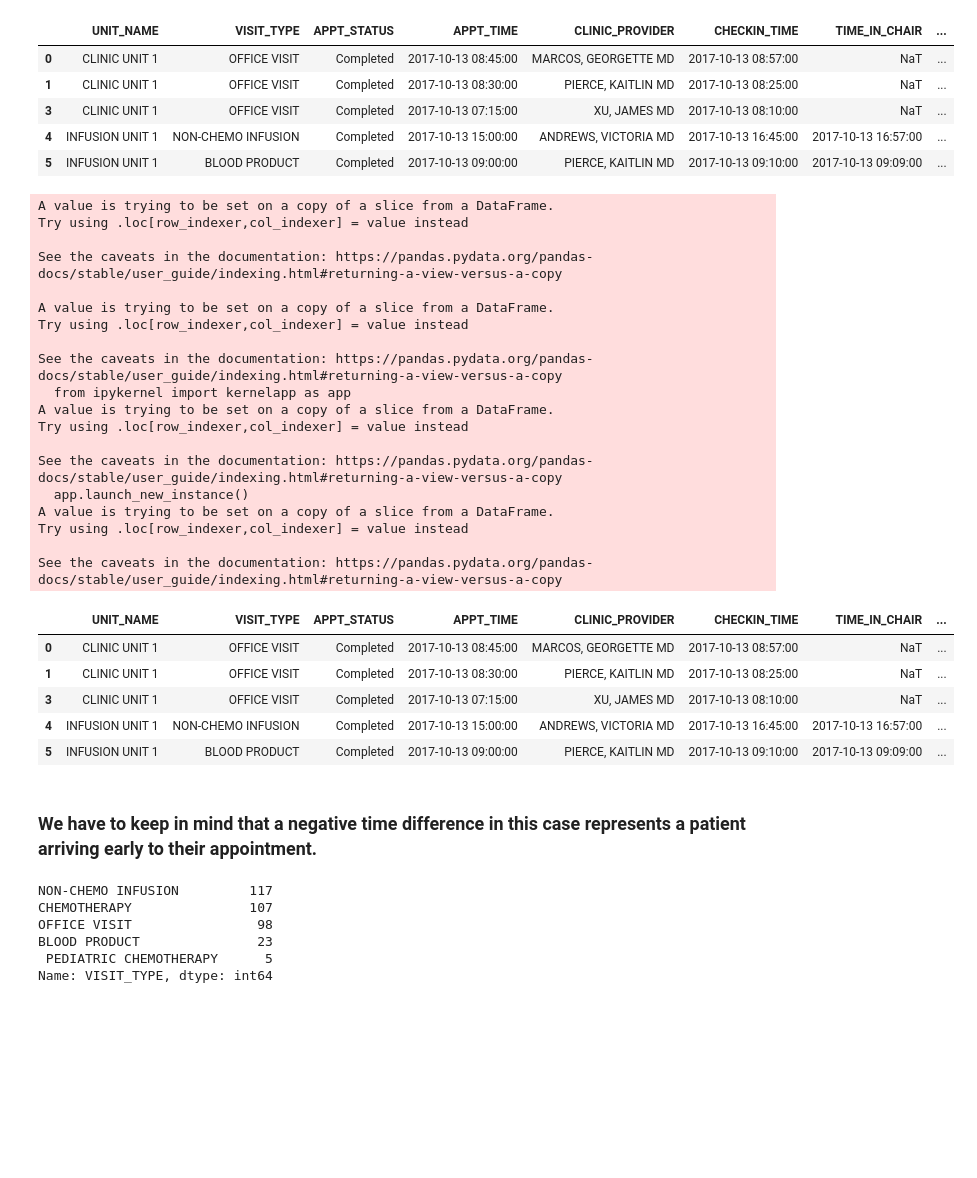
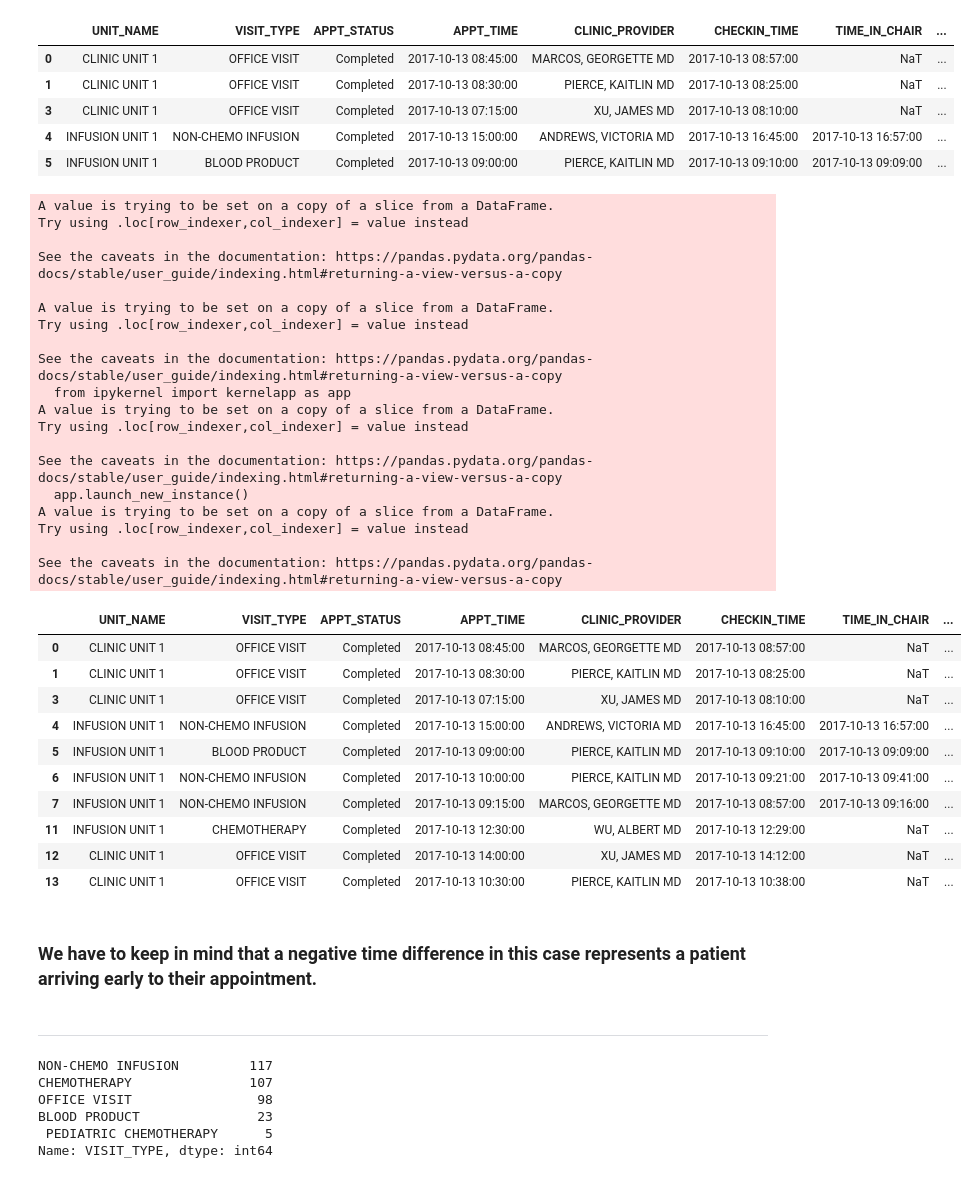
Before and after one commit to FahimaFarha/LeanTaas_Assignment, a Jupyter notebook: LeanTaas.ipynb, the cells around one changed output. Saved outputs shown, nothing was run; the diff lists cells and outputs as text; code cells hidden in the pictures; blank space fills up the shorter version.

```diff
--- a/LeanTaas.ipynb
+++ b/LeanTaas.ipynb
@@ -266,36 +238,43 @@ time_elapsed['CKIN_APPT_TIME'] = ((date2 - date1)/np.timedelta64(1, 'm')).round(
 time_elapsed['TIC_CKIN'] = ((date3 - date2)/np.timedelta64(1, 'm')).round()
 time_elapsed['TOC_TIC'] = ((date4 - date3)/np.timedelta64(1, 'm')).round()
 time_elapsed['CKO_TOC'] = ((date5 - date4)/np.timedelta64(1, 'm')).round()
 
-time_elapsed.head()
+time_elapsed.head(10)
 # %% [output]
 A value is trying to be set on a copy of a slice from a DataFrame.
 Try using .loc[row_indexer,col_indexer] = value instead
 
 See the caveats in the documentation: https://pandas.pydata.org/pandas-docs/stable/user_guide/indexing.html#returning-a-view-versus-a-copy
 
 A value is trying to be set on a copy of a slice from a DataFrame.
 Try using .loc[row_indexer,col_indexer] = value instead
 
 See the caveats in the documentation: https://pandas.pydata.org/pandas-docs/stable/user_guide/indexing.html#returning-a-view-versus-a-copy
   from ipykernel import kernelapp as app
 A value is trying to be set on a copy of a slice from a DataFrame.
 Try using .loc[row_indexer,col_indexer] = value instead
 
 See the caveats in the documentation: https://pandas.pydata.org/pandas-docs/stable/user_guide/indexing.html#returning-a-view-versus-a-copy
   app.launch_new_instance()
 A value is trying to be set on a copy of a slice from a DataFrame.
 Try using .loc[row_indexer,col_indexer] = value instead
 
 See the caveats in the documentation: https://pandas.pydata.org/pandas-docs/stable/user_guide/indexing.html#returning-a-view-versus-a-copy
 |  | UNIT_NAME | VISIT_TYPE | APPT_STATUS | APPT_TIME | CLINIC_PROVIDER | CHECKIN_TIME | TIME_IN_CHAIR | ... |
 | 0 | CLINIC UNIT 1 | OFFICE VISIT | Completed | 2017-10-13 08:45:00 | MARCOS, GEORGETTE MD | 2017-10-13 08:57:00 | NaT | ... |
 | 1 | CLINIC UNIT 1 | OFFICE VISIT | Completed | 2017-10-13 08:30:00 | PIERCE, KAITLIN MD | 2017-10-13 08:25:00 | NaT | ... |
 | 3 | CLINIC UNIT 1 | OFFICE VISIT | Completed | 2017-10-13 07:15:00 | XU, JAMES MD | 2017-10-13 08:10:00 | NaT | ... |
 | 4 | INFUSION UNIT 1 | NON-CHEMO INFUSION | Completed | 2017-10-13 15:00:00 | ANDREWS, VICTORIA MD | 2017-10-13 16:45:00 | 2017-10-13 16:57:00 | ... |
 | 5 | INFUSION UNIT 1 | BLOOD PRODUCT | Completed | 2017-10-13 09:00:00 | PIERCE, KAITLIN MD | 2017-10-13 09:10:00 | 2017-10-13 09:09:00 | ... |
+| 6 | INFUSION UNIT 1 | NON-CHEMO INFUSION | Completed | 2017-10-13 10:00:00 | PIERCE, KAITLIN MD | 2017-10-13 09:21:00 | 2017-10-13 09:41:00 | ... |
+| 7 | INFUSION UNIT 1 | NON-CHEMO INFUSION | Completed | 2017-10-13 09:15:00 | MARCOS, GEORGETTE MD | 2017-10-13 08:57:00 | 2017-10-13 09:16:00 | ... |
+| 11 | INFUSION UNIT 1 | CHEMOTHERAPY | Completed | 2017-10-13 12:30:00 | WU, ALBERT MD | 2017-10-13 12:29:00 | NaT | ... |
+| 12 | CLINIC UNIT 1 | OFFICE VISIT | Completed | 2017-10-13 14:00:00 | XU, JAMES MD | 2017-10-13 14:12:00 | NaT | ... |
+| 13 | CLINIC UNIT 1 | OFFICE VISIT | Completed | 2017-10-13 10:30:00 | PIERCE, KAITLIN MD | 2017-10-13 10:38:00 | NaT | ... |
 # %% [markdown]
 ### We have to keep in mind that a negative time difference in this case represents a patient arriving early to their appointment.
+# %% [markdown]
+---------------------
 # %%
 time_elapsed.VISIT_TYPE.value_counts()
 # %% [output]
```
Also changed, not shown: parts of 58 cells of this notebook.
